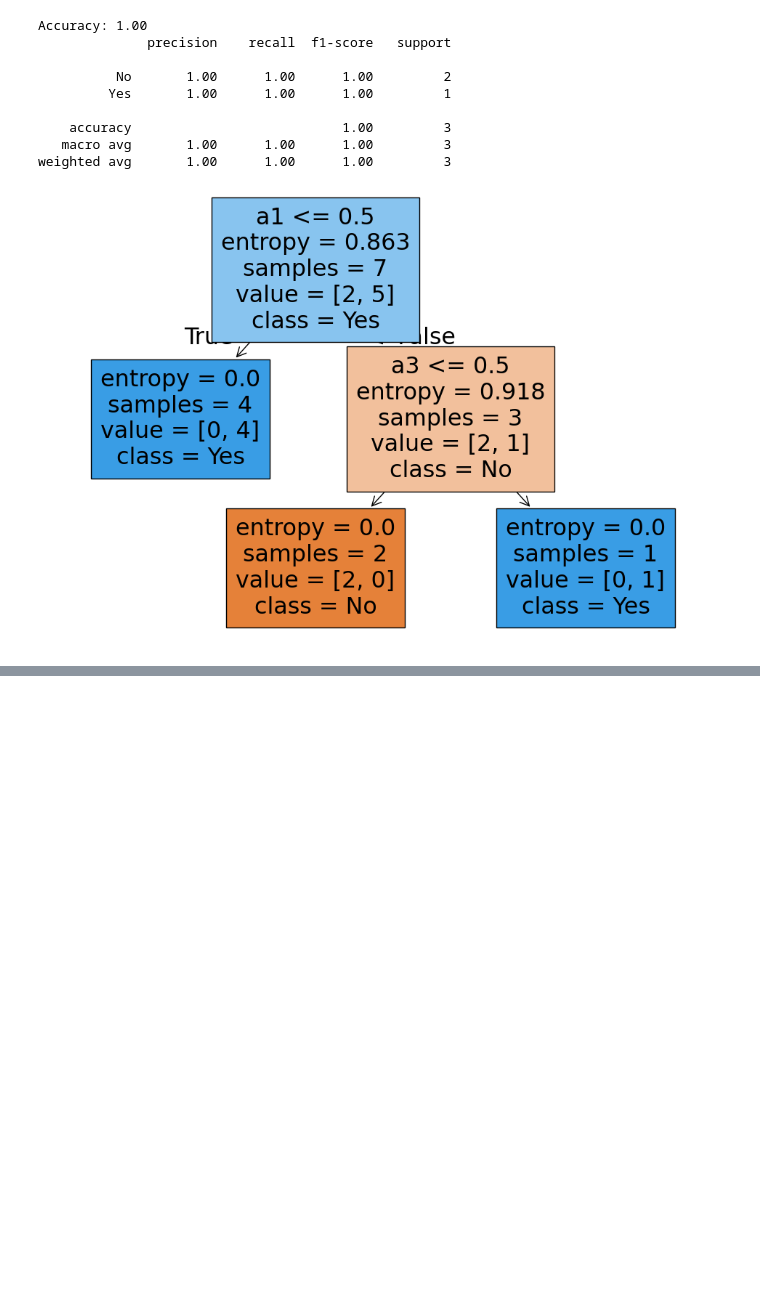
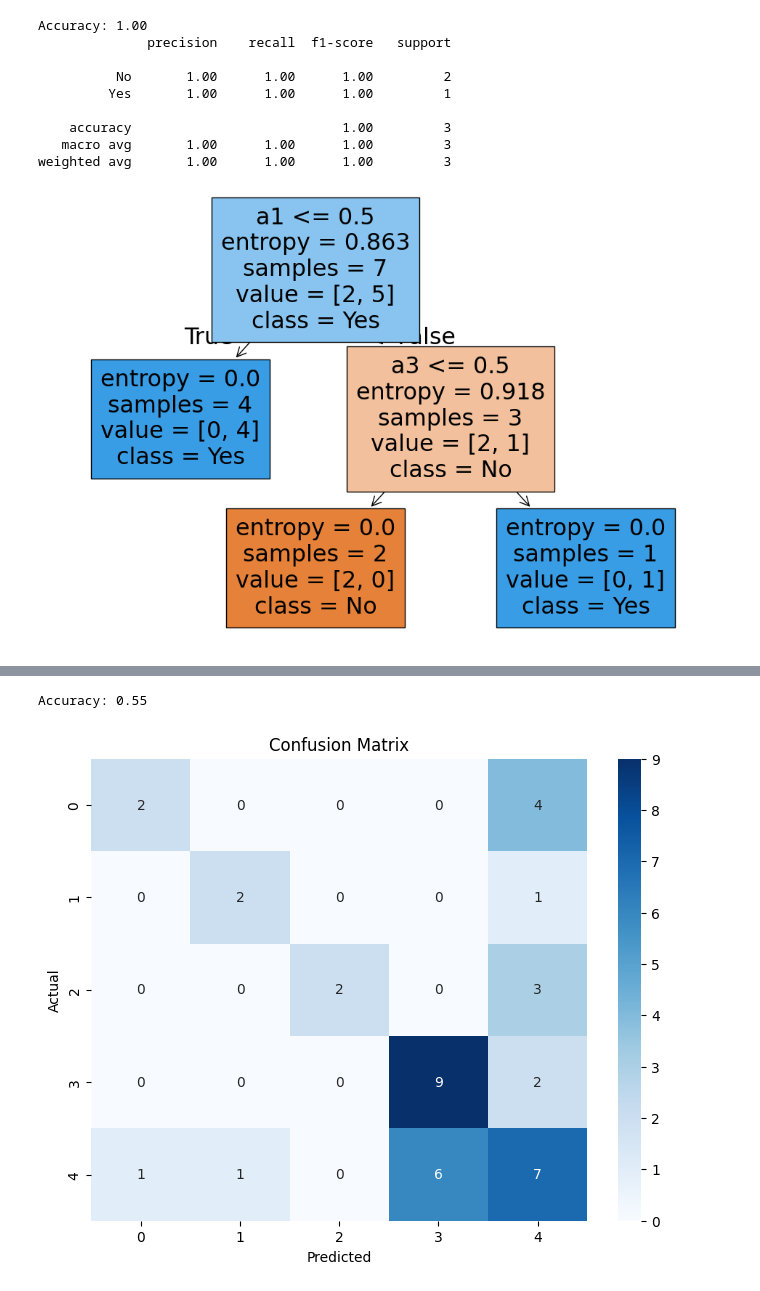
Before and after one commit to adityabissa/6thSem-ML-Lab, a Jupyter notebook: 1BM22CS016_Lab_4_Decision_Tree.ipynb, the cells around one changed output, grey strips where cells are left out. Cells and saved outputs as stored; diff of their text form; code cells hidden in the pictures; blank space fills up the shorter version.

```diff
--- a/1BM22CS016_Lab_4_Decision_Tree.ipynb
+++ b/1BM22CS016_Lab_4_Decision_Tree.ipynb
@@ -68,0 +108,52 @@ weighted avg       1.00      1.00      1.00         3
+# %%
+import pandas as pd
+from sklearn.tree import DecisionTreeClassifier
+from sklearn.model_selection import train_test_split
+from sklearn.metrics import accuracy_score, confusion_matrix
+import seaborn as sns
+import matplotlib.pyplot as plt
+
+try:
+    df = pd.read_csv('drug.csv')
+except FileNotFoundError:
+    print("Error: 'drugdataset.csv' not found. Please upload the file or provide the correct path.")
+    exit()
+
+# Identify categorical columns (replace with your actual column names)
+categorical_cols = ['Sex', 'BP', 'Cholesterol', 'Na_to_K']
+
+# Use one-hot encoding for categorical features
+df = pd.get_dummies(df, columns=categorical_cols, drop_first=True)
+
+
+# Split data into features (X) and target (y)
+X = df.drop('Drug', axis=1)  # Assuming 'Drug' is the target variable
+y = df['Drug']
+
+# Split data into training and testing sets (80% train, 20% test)
+X_train, X_test, y_train, y_test = train_test_split(X, y, test_size=0.2, random_state=42)
+
+# Initialize the DecisionTreeClassifier
+clf = DecisionTreeClassifier()
+
+# Train the classifier
+clf.fit(X_train, y_train)
+
+# Make predictions on the test data
+y_pred = clf.predict(X_test)
+
+# Calculate the accuracy score
+accuracy = accuracy_score(y_test, y_pred)
+print(f"Accuracy: {accuracy}")
+
+# Create and display the confusion matrix
+cm = confusion_matrix(y_test, y_pred)
+plt.figure(figsize=(8, 6))
+sns.heatmap(cm, annot=True, fmt="d", cmap="Blues")
+plt.xlabel("Predicted")
+plt.ylabel("Actual")
+plt.title("Confusion Matrix")
+plt.show()
+# %% [output]
+Accuracy: 0.55
+[figure, added]
```
Also changed, not shown: parts of 2 cells of this notebook.
